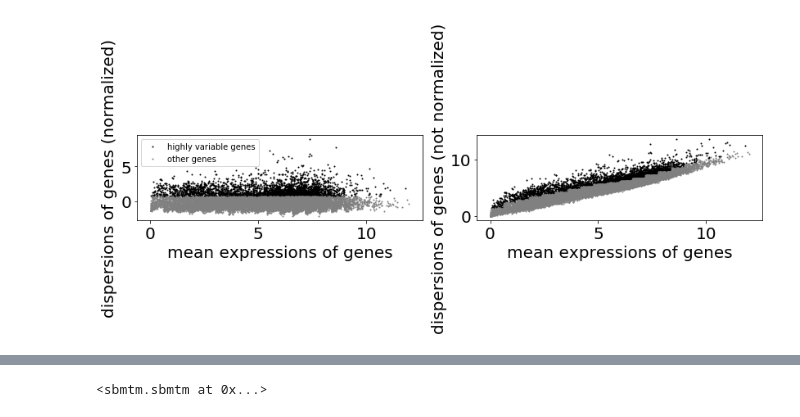
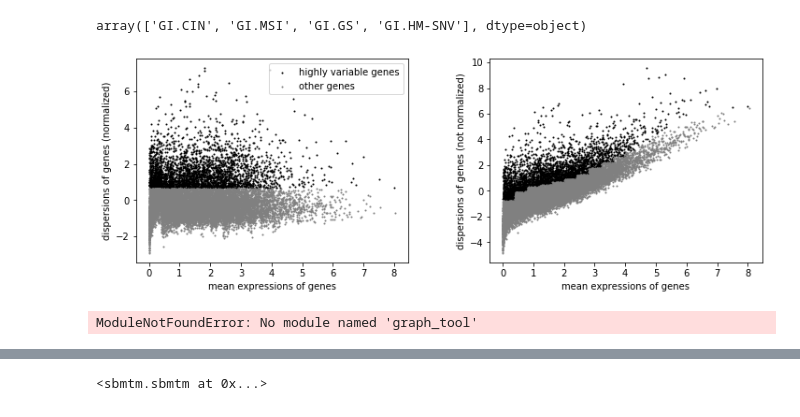
Before and after one commit to fvalle1/phd, a Jupyter notebook: datasets/cancers/crectal/crectal.ipynb, the cells around one changed output, grey strips where cells are left out. Cells and saved outputs as stored; diff of their text form; code cells hidden in the pictures.

```diff
--- a/datasets/cancers/crectal/crectal.ipynb
+++ b/datasets/cancers/crectal/crectal.ipynb
@@ -41,11 +38,0 @@ Index(['cases.0.diagnoses.0.morphology',
-# %%
-df_files=pd.read_csv("files.dat", index_col=0)
-df_files["tcga_id"]=df_files["cases.0.submitter_id"]
-df_files.sort_values('tcga_id', inplace=True)
-df_files=df_files[df_files['tcga_id'].isin(df_info['patient'])]
-# %%
-df_files = df_files.reset_index().set_index('tcga_id').transpose().append(df_info.reset_index().set_index('patient').reindex(index=df_files['tcga_id']).transpose()).transpose().reset_index().set_index("file_name")
-# %%
-df = pd.read_csv("mainTable.csv",index_col=0)
-# %%
-df_files=df_files.reindex(index=df.columns)
@@ -64,13 +65,17 @@ df_files[~df_files.index.isin(df.columns)]
+# %%
+df_files["Subtype_Selected"].unique()
+# %% [output]
+array(['GI.CIN', 'GI.MSI', 'GI.GS', 'GI.HM-SNV'], dtype=object)
 # %%
 df = df.reindex(columns=df.columns[df.columns.isin(df_files.index)])
 df.to_csv("mainTable.csv", index=True, header=True)
 df_files.fillna("unknown").to_csv("files.dat", index=True)
 # %%
 import scanpy as sc
-adata = sc.AnnData(X=df.transpose(), obs=df_files)
+adata = sc.AnnData(X=df.transpose(), obs=df_files.reindex(index=df.columns))
 sc.pp.log1p(adata)
 sc.pp.highly_variable_genes(adata, n_top_genes=3000)
 sc.pl.highly_variable_genes(adata)
 hvg = adata.var[adata.var["highly_variable"]==True].index
 # %% [output]
-[figure, old version]
+[figure, new version]
@@ -79,2 +84,7 @@ from sbmtm import sbmtm
+# %%
+sys.path.append("/home/jovyan/work/phd/hsbm-occam/")
+from sbmtm import sbmtm
+# %% [output]
+ModuleNotFoundError: No module named 'graph_tool'
 # %%
 hsbm = sbmtm()
```
Also changed, not shown: parts of 12 cells of this notebook, 4 other files.
